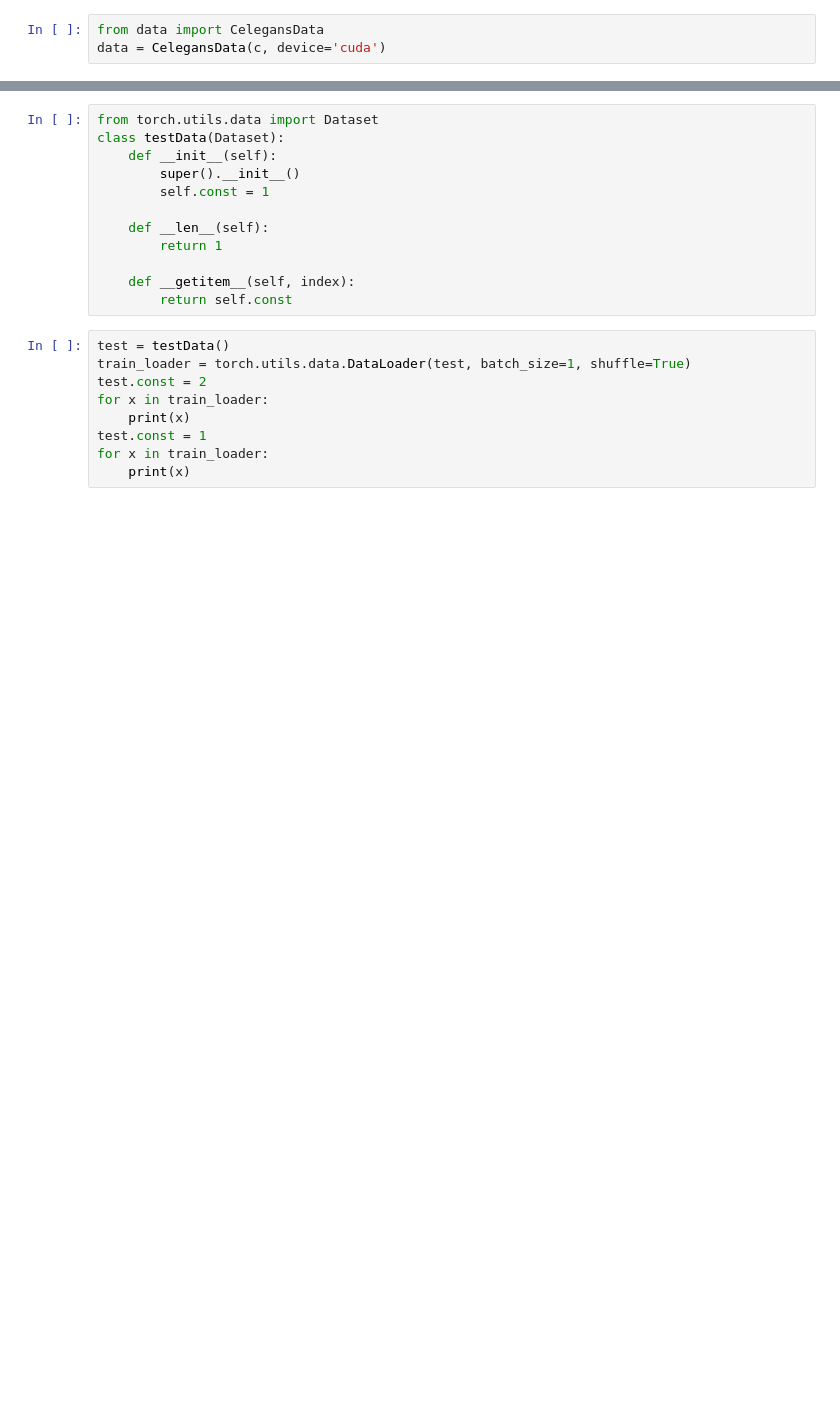
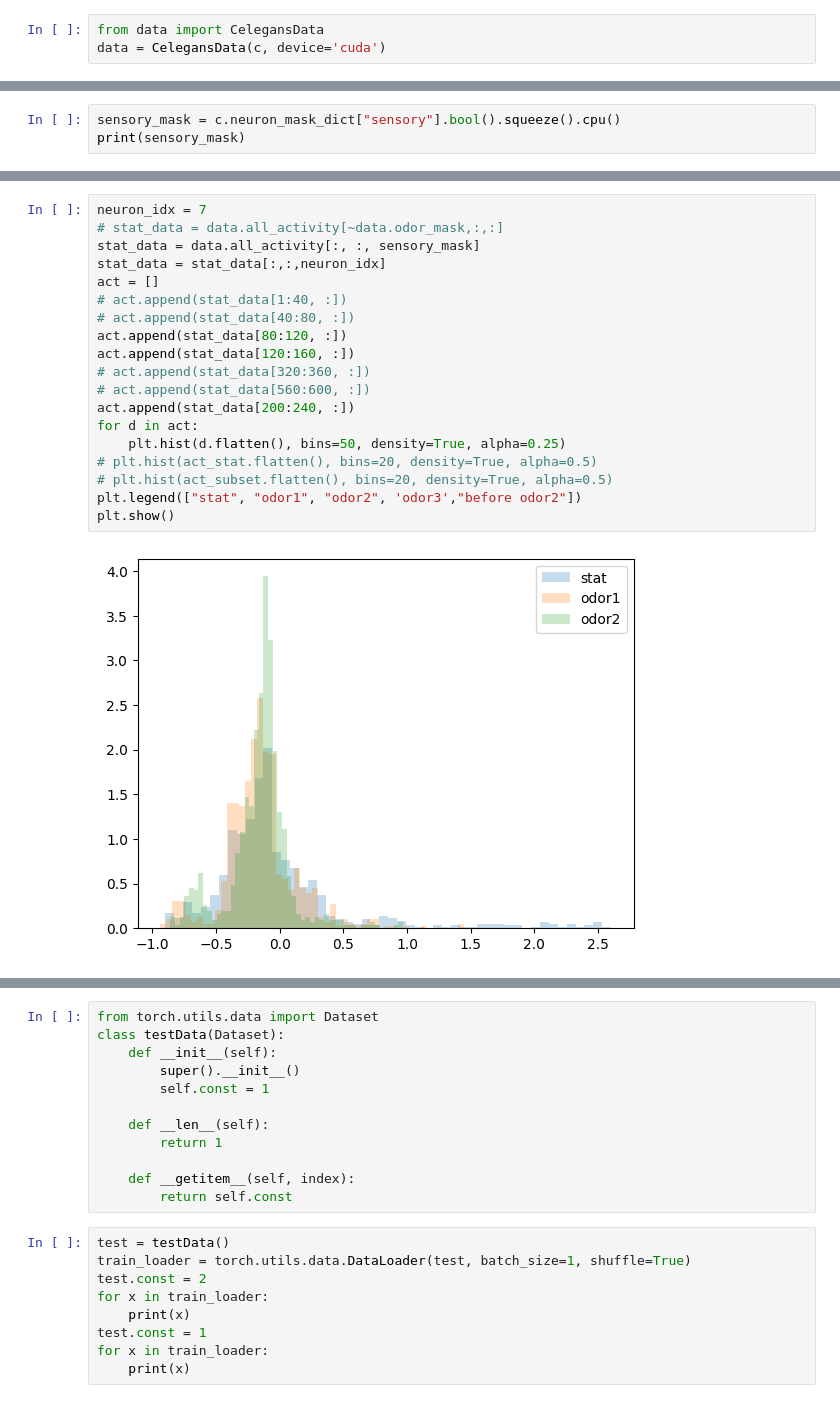
Before and after one commit to chinsengi/score_RNN, a Jupyter notebook: misc.ipynb, the cells around one changed output, grey strips where cells are left out. Drawn from its saved outputs; the diff is of its cells as text; blank space fills up the shorter version.

```diff
--- a/misc.ipynb
+++ b/misc.ipynb
@@ -226,0 +198,3 @@ torch.sum(torch.isnan(data.activity_samples)).item()
+# %%
+sensory_mask = c.neuron_mask_dict["sensory"].bool().squeeze().cpu()
+print(sensory_mask)
@@ -227 +257,22 @@ torch.sum(torch.isnan(data.activity_samples)).item()
+# %%
+neuron_idx = 7
+# stat_data = data.all_activity[~data.odor_mask,:,:]
+stat_data = data.all_activity[:, :, sensory_mask]
+stat_data = stat_data[:,:,neuron_idx]
+act = []
+# act.append(stat_data[1:40, :])
+# act.append(stat_data[40:80, :])
+act.append(stat_data[80:120, :])
+act.append(stat_data[120:160, :])
+# act.append(stat_data[320:360, :])
+# act.append(stat_data[560:600, :])
+act.append(stat_data[200:240, :])
+for d in act:
+    plt.hist(d.flatten(), bins=50, density=True, alpha=0.25)
+# plt.hist(act_stat.flatten(), bins=20, density=True, alpha=0.5)
+# plt.hist(act_subset.flatten(), bins=20, density=True, alpha=0.5)
+plt.legend(["stat", "odor1", "odor2", 'odor3',"before odor2"])
+plt.show()
+# %% [output]
+[figure, added]
 # %%
```
Also changed, not shown: parts of 11 cells of this notebook, 2 other files.
